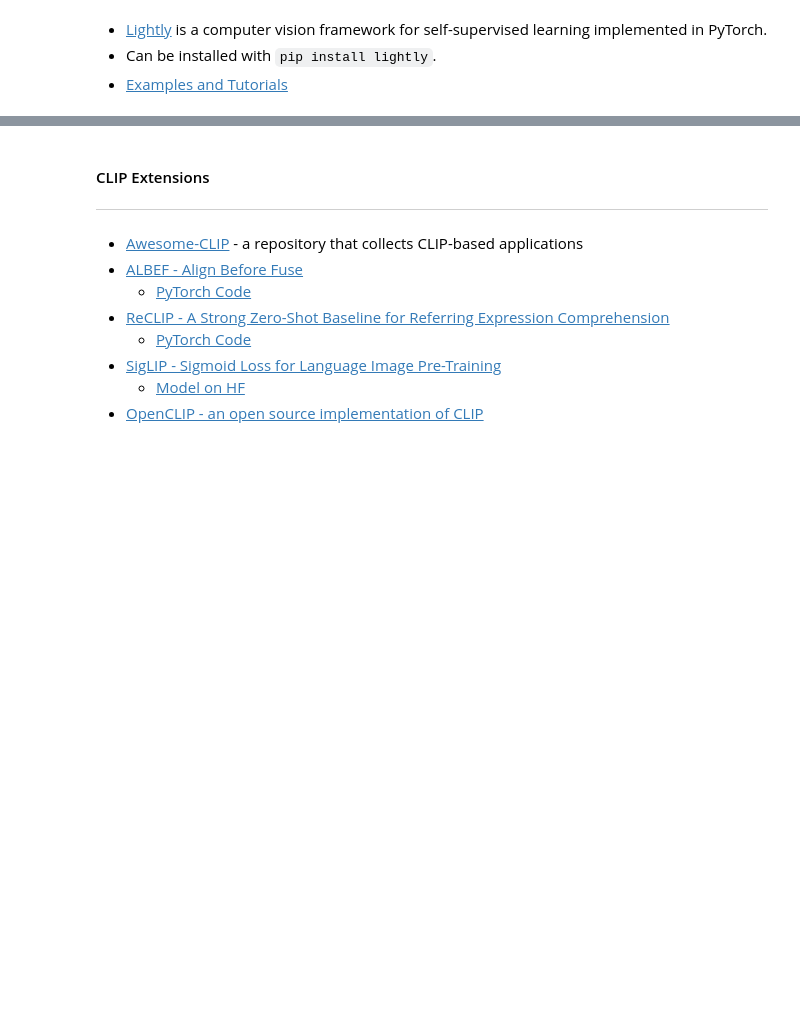
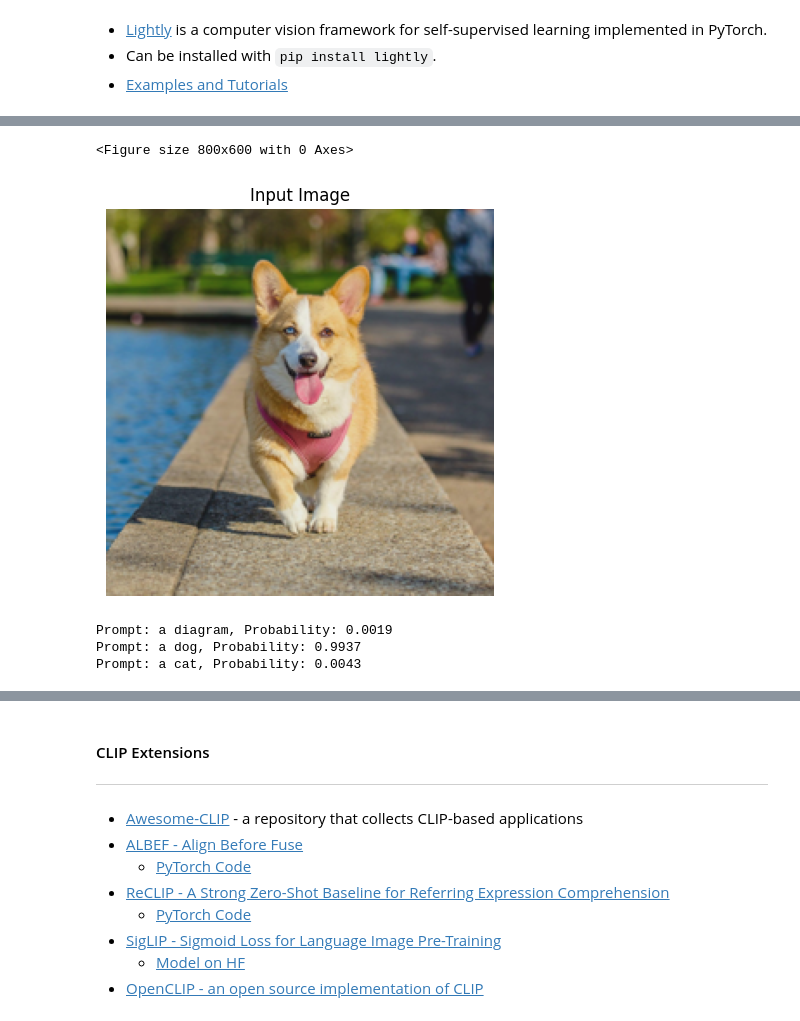
Before and after one commit to hmichaeli/ee046211-deep-learning, a Jupyter notebook: ee046211_tutorial_09_self_supervised_representation_learning_tmp.ipynb, the cells around one changed output, grey strips where cells are left out. Drawn from its saved outputs; the diff is of its cells as text; code cells hidden in the pictures; blank space fills up the shorter version.

```diff
--- a/ee046211_tutorial_09_self_supervised_representation_learning_tmp.ipynb
+++ b/ee046211_tutorial_09_self_supervised_representation_learning_tmp.ipynb
@@ -1245,20 +1288,35 @@ for epoch in range(10):
 # %%
 # clip usage example
 import torch
 import clip
 from PIL import Image
 
 device = "cuda" if torch.cuda.is_available() else "cpu"
 model, preprocess = clip.load("ViT-B/32", device=device)
 
-image = preprocess(Image.open("CLIP.png")).unsqueeze(0).to(device)
-text = clip.tokenize(["a diagram", "a dog", "a cat"]).to(device)
+# image = preprocess(Image.open("CLIP.png")).unsqueeze(0).to(device)
+image = preprocess(Image.open("./assets/dog.jpg")).unsqueeze(0).to(device)
+prompts = ["a diagram", "a dog", "a cat"]
+text = clip.tokenize(prompts).to(device)
 
 with torch.no_grad():
     image_features = model.encode_image(image)
     text_features = model.encode_text(text)
 
     logits_per_image, logits_per_text = model(image, text)
     probs = logits_per_image.softmax(dim=-1).cpu().numpy()
 
-print("Label probs:", probs)  # prints: [[0.9927937  0.00421068 0.00299572]]
+
+# show the image and the probabilities
+plt.figure(figsize=(8, 6))
+imshow(image[0].cpu(), title="Input Image")
+plt.show()
+
+for prompt, prob in zip(prompts, probs[0]):
+    print(f"Prompt: {prompt}, Probability: {prob:.4f}")
+# %% [output]
+<Figure size 800x600 with 0 Axes>
+[figure, added]
+Prompt: a diagram, Probability: 0.0019
+Prompt: a dog, Probability: 0.9937
+Prompt: a cat, Probability: 0.0043
```
Also changed, not shown: parts of 13 cells of this notebook, 1 other file.
